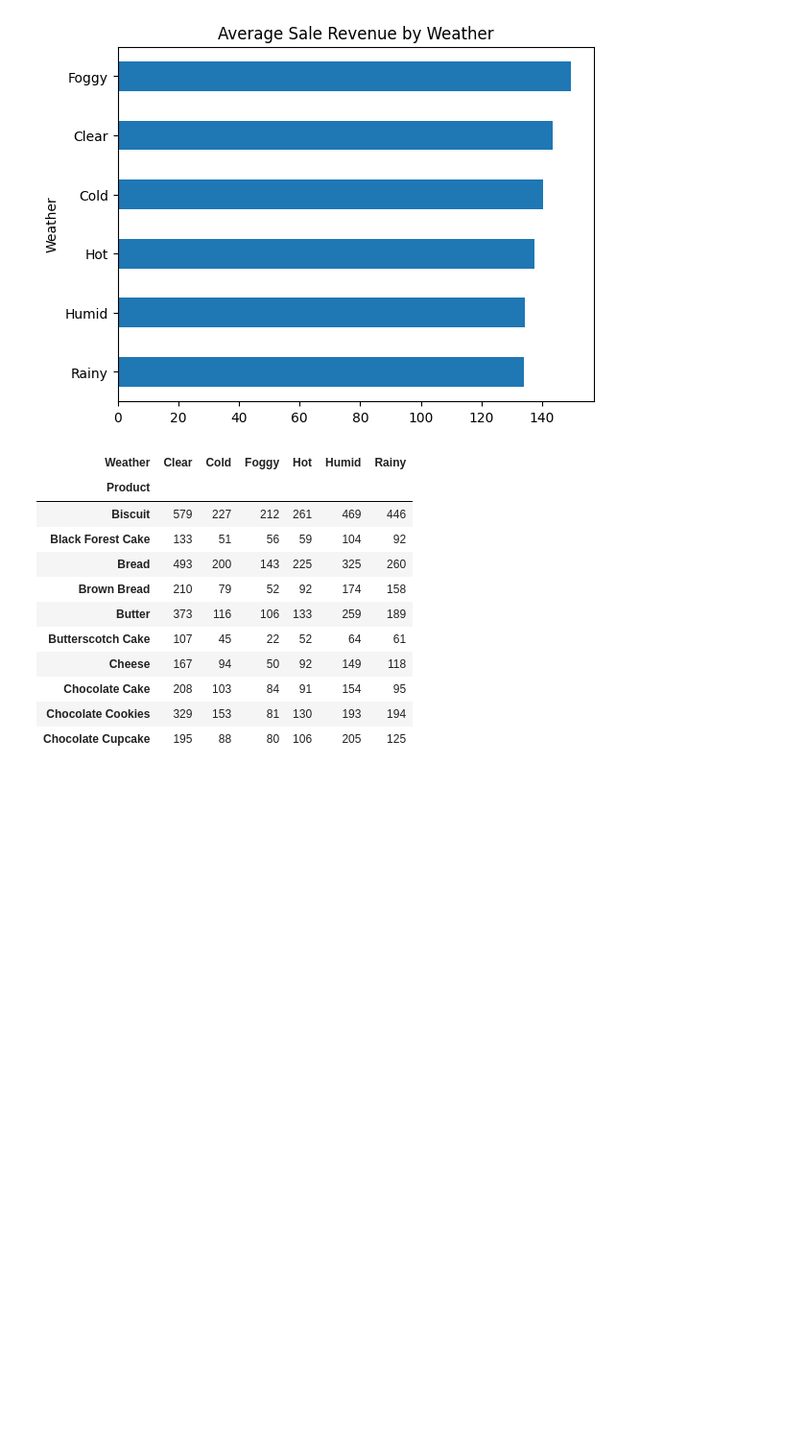
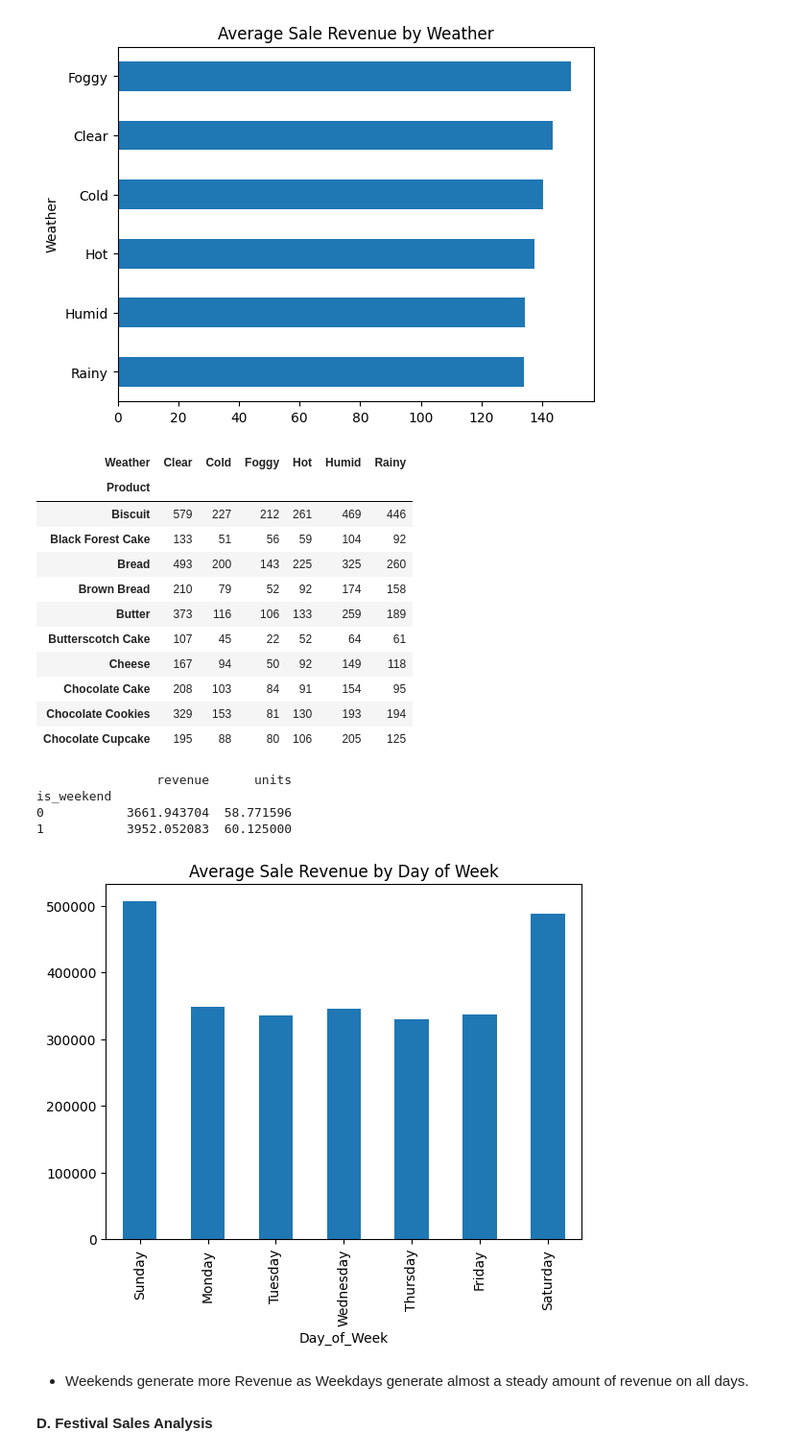
Before and after one commit to yabasahilda2004/Bakery_Sales, a Jupyter notebook: bakery.ipynb, the cells around one changed output. Shown at 96% size. Cells and saved outputs as stored; diff of their text form; code cells hidden in the pictures; blank space fills up the shorter version.

```diff
--- a/bakery.ipynb
+++ b/bakery.ipynb
@@ -509,3 +509,19 @@ pd.crosstab(df['Product'], df['Weather'], values=df['Quantity'], aggfunc='sum').
 | Chocolate Cake | 208 | 103 | 84 | 91 | 154 | 95 |
 | Chocolate Cookies | 329 | 153 | 81 | 130 | 193 | 194 |
 | Chocolate Cupcake | 195 | 88 | 80 | 106 | 205 | 125 |
+# %%
+print(daily.groupby('is_weekend')[['revenue', 'units']].mean())
+
+order = ['Sunday', 'Monday', 'Tuesday', 'Wednesday', 'Thursday', 'Friday', 'Saturday']
+df.groupby('Day_of_Week')['Revenue'].sum().reindex(order).plot(kind='bar', title='Average Sale Revenue by Day of Week')
+plt.show()
+# %% [output]
+                revenue      units
+is_weekend
+0           3661.943704  58.771596
+1           3952.052083  60.125000
+[figure, added]
+# %% [markdown]
+- Weekends generate more Revenue as Weekdays generate almost a steady amount of revenue on all days.
+# %% [markdown]
+**D. Festival Sales Analysis**
```
Also changed, not shown: parts of 21 cells of this notebook.
